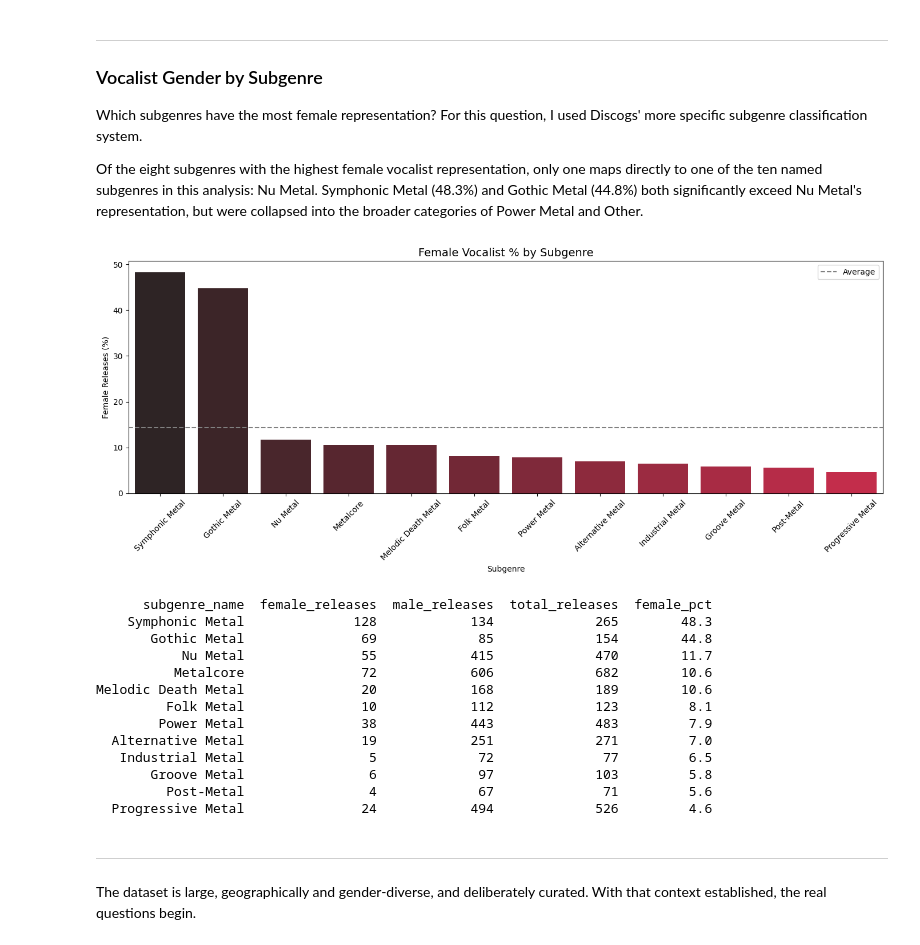
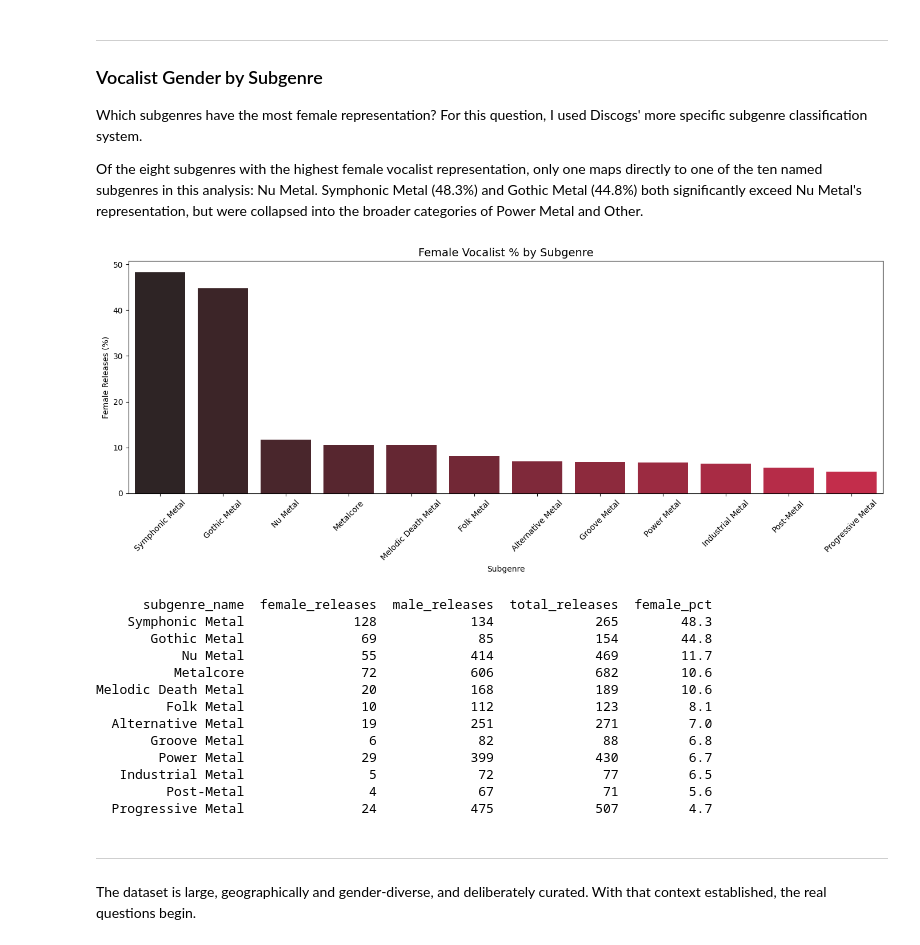
Before and after one commit to wanderson33245/The-Metal-Corpus, a Jupyter notebook: The Metal Corpus.ipynb, the cells around one changed output. Saved outputs shown, nothing was run; the diff lists cells and outputs as text; code cells hidden in the pictures.

```diff
--- a/The Metal Corpus.ipynb
+++ b/The Metal Corpus.ipynb
@@ -19,7 +19,7 @@ import pandas as pd
 import matplotlib.pyplot as plt
 import seaborn as sns
 
-conn = sqlite3.connect('/Users/williamanderson/VisualStudio/metal_lyrics107.db')
+conn = sqlite3.connect('/Users/williamanderson/VisualStudio/metal_lyrics109.db')
 
 subgenres = ['heavy', 'thrash', 'death', 'black', 'groove', 'progressive', 'doom', 'power', 'glam', 'nu', 'metalcore', 'alt', 'gothic', 'other']
 
@@ -229,48 +229,48 @@ Of the eight subgenres with the highest female vocalist representation, only one
 # %%
 df_gender_subgenre = pd.read_sql("""
     SELECT
         subgenre_name,
         SUM(CASE WHEN vocalist_gender = 'female' THEN 1 ELSE 0 END) as female_releases,
         SUM(CASE WHEN vocalist_gender = 'male' THEN 1 ELSE 0 END) as male_releases,
         COUNT(*) as total_releases,
         ROUND(100.0 * SUM(CASE WHEN vocalist_gender = 'female' THEN 1 ELSE 0 END) / COUNT(*), 1) as female_pct
     FROM release_subgenres
     GROUP BY subgenre_name
     HAVING total_releases > 10
     AND subgenre_name LIKE '%Metal%' --This analysis uses Discogs' more granular subgenre list, so filtering for having "Metal" in the name prevents other genres like J-Pop or Ambient from appearing
     AND female_releases > 0
     ORDER BY female_pct DESC
     LIMIT 12
 """, conn)
 
 plt.figure(figsize=(14, 6))
 sns.barplot(data=df_gender_subgenre, x='subgenre_name', y='female_pct',
             hue='subgenre_name', palette='dark:crimson', legend=False)
 plt.title('Female Vocalist % by Subgenre', fontsize=14)
 plt.xlabel('Subgenre')
 plt.ylabel('Female Releases (%)')
 plt.tick_params(axis='x', rotation=45)
-plt.axhline(y=df_gender_subgenre['female_pct'].mean(), color='gray', linestyle='--', label='Average')
-plt.legend()
+#plt.axhline(y=df_gender_subgenre['female_pct'].mean(), color='gray', linestyle='--', label='Average')
+#plt.legend()
 plt.tight_layout()
 plt.show()
 
 print(df_gender_subgenre[['subgenre_name', 'female_releases', 'male_releases', 'total_releases', 'female_pct']].to_string(index=False))
 # %% [output]
-[figure, old version]
+[figure, new version]
       subgenre_name  female_releases  male_releases  total_releases  female_pct
     Symphonic Metal              128            134             265        48.3
        Gothic Metal               69             85             154        44.8
-           Nu Metal               55            415             470        11.7
+           Nu Metal               55            414             469        11.7
           Metalcore               72            606             682        10.6
 Melodic Death Metal               20            168             189        10.6
          Folk Metal               10            112             123         8.1
-        Power Metal               38            443             483         7.9
   Alternative Metal               19            251             271         7.0
+       Groove Metal                6             82              88         6.8
+        Power Metal               29            399             430         6.7
    Industrial Metal                5             72              77         6.5
-       Groove Metal                6             97             103         5.8
          Post-Metal                4             67              71         5.6
-  Progressive Metal               24            494             526         4.6
+  Progressive Metal               24            475             507         4.7
 # %% [markdown]
 
 ---
```
Also changed, not shown: parts of 13 cells of this notebook.
